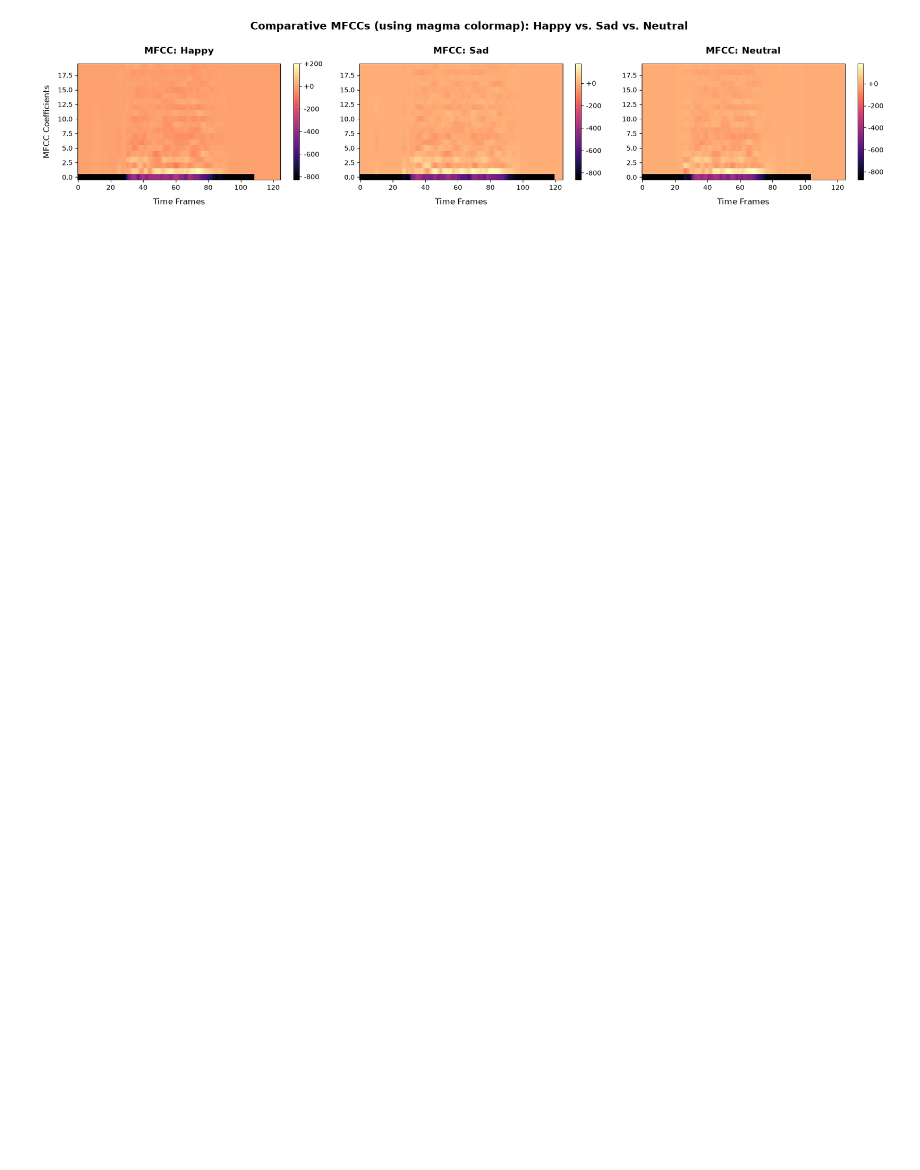
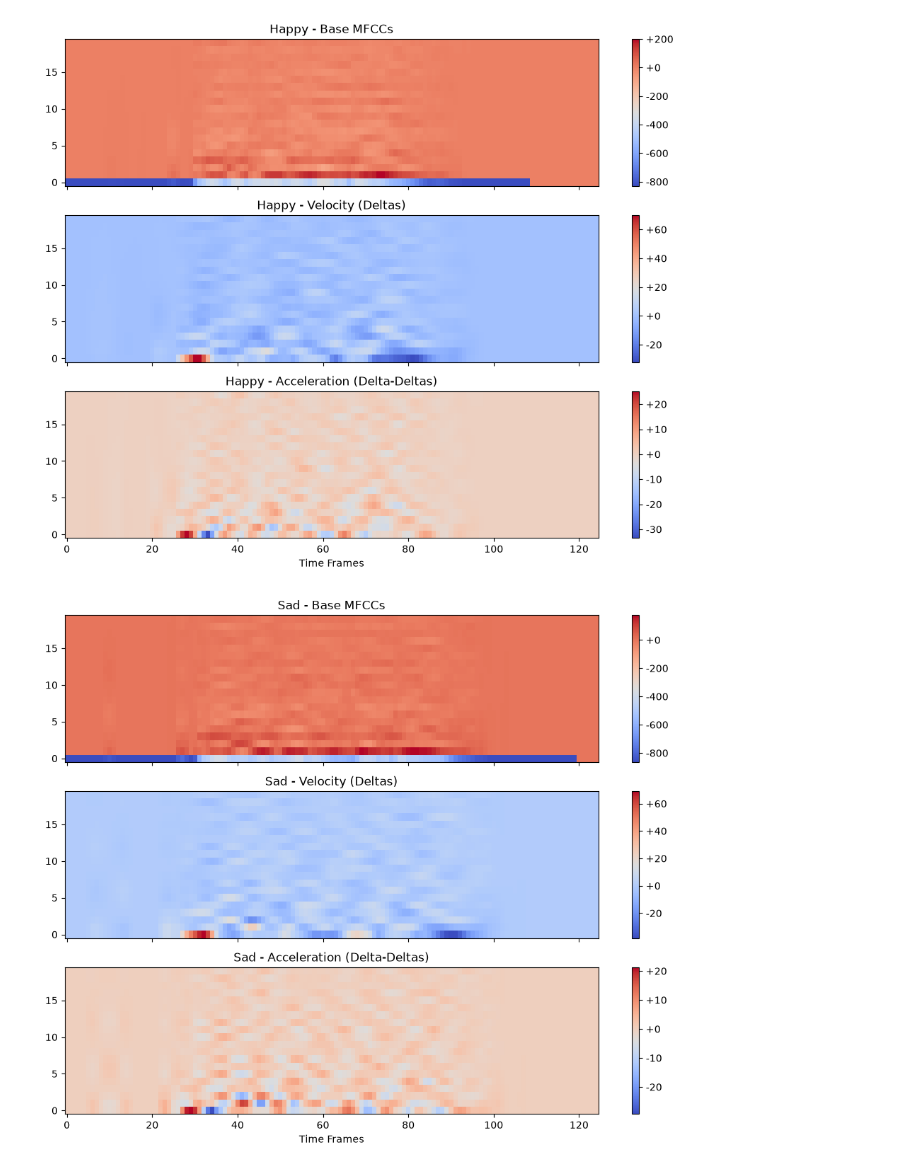
Before and after one commit to Samuel22-ai/CodeAlpha_Speech_Emotion_Recognition, a Jupyter notebook: notebooks/01_Audio_Exploration.ipynb, the cells around one changed output. Cells and saved outputs as stored; diff of their text form; code cells hidden in the pictures; blank space fills up the shorter version.

```diff
--- a/notebooks/01_Audio_Exploration.ipynb
+++ b/notebooks/01_Audio_Exploration.ipynb
@@ -132,37 +131,42 @@ plt.show()
 # %%
 
 # EDA - Comparative MFCCs to see Visual diffrences in their MFCCs(Happy vs. Sad)
-# Find the first index of a 'happy' file and a 'sad' file
+import matplotlib.pyplot as plt
+import numpy as np
+
+# 1. Safely grab the FIRST occurrence of each emotion.
+# Because of our data_loader loop, the first appended file is ALWAYS the clean original!
 happy_idx = np.where(y == 'happy')[0][0]
 sad_idx = np.where(y == 'sad')[0][0]
 neutral_idx = np.where(y == 'neutral')[0][0]
 
-plt.figure(figsize=(18, 4))
+def plot_advanced_features(X_data, emotion_title):
+    """Plots the 60-row feature matrix split into 3 distinct acoustic subplots."""
+    fig, axes = plt.subplots(3, 1, figsize=(10, 8), sharex=True)
 
-# Plot Happy
-plt.subplot(1, 3, 1)
-plt.imshow(X[happy_idx], aspect='auto', origin='lower', cmap='magma')
-plt.title("MFCC: Happy", fontsize=14, fontweight='bold', pad=15)
-plt.ylabel('MFCC Coefficients', fontsize=12, labelpad=10)
-plt.xlabel('Time Frames', fontsize=12, labelpad=10)
-plt.colorbar(format='%+2.0f')
+    # Base MFCCs (Rows 0-19)
+    img1 = axes[0].imshow(X_data[0:20], aspect='auto', origin='lower', cmap='coolwarm')
+    axes[0].set_title(f"{emotion_title} - Base MFCCs")
+    fig.colorbar(img1, ax=axes[0], format='%+2.0f')
 
-# Plot Sad
-plt.subplot(1, 3, 2)
-plt.imshow(X[sad_idx], aspect='auto', origin='lower', cmap='magma')
-plt.title("MFCC: Sad", fontsize=14, fontweight='bold', pad=15)
-plt.xlabel('Time Frames', fontsize=12, labelpad=10)
-plt.colorbar(format='%+2.0f')
+    # Velocity Deltas (Rows 20-39)
+    img2 = axes[1].imshow(X_data[20:40], aspect='auto', origin='lower', cmap='coolwarm')
+    axes[1].set_title(f"{emotion_title} - Velocity (Deltas)")
+    fig.colorbar(img2, ax=axes[1], format='%+2.0f')
 
-# Plot Neutral
-plt.subplot(1, 3, 3)
-plt.imshow(X[neutral_idx], aspect='auto', origin='lower', cmap='magma')
-plt.title("MFCC: Neutral", fontsize=14, fontweight='bold', pad=15)
-plt.xlabel('Time Frames', fontsize=12, labelpad=10)
-plt.colorbar(format='%+2.0f')
+    # Acceleration Deltas (Rows 40-59)
+    img3 = axes[2].imshow(X_data[40:60], aspect='auto', origin='lower', cmap='coolwarm')
+    axes[2].set_title(f"{emotion_title} - Acceleration (Delta-Deltas)")
+    fig.colorbar(img3, ax=axes[2], format='%+2.0f')
 
-plt.suptitle("Comparative MFCCs (using magma colormap): Happy vs. Sad vs. Neutral", fontsize=16, fontweight='bold', y=1)
-plt.tight_layout()
-plt.show()
+    plt.xlabel('Time Frames')
+    plt.tight_layout()
+    plt.show()
+
+# Generate the new visual comparisons
+plot_advanced_features(X[happy_idx], "Happy")
+plot_advanced_features(X[sad_idx], "Sad")
+plot_advanced_features(X[neutral_idx], "Neutral")
 # %% [output]
-[figure, old version]
+[figure, new version]
+[figure, added]
```
Also changed, not shown: parts of 7 cells of this notebook, 10 other files.
